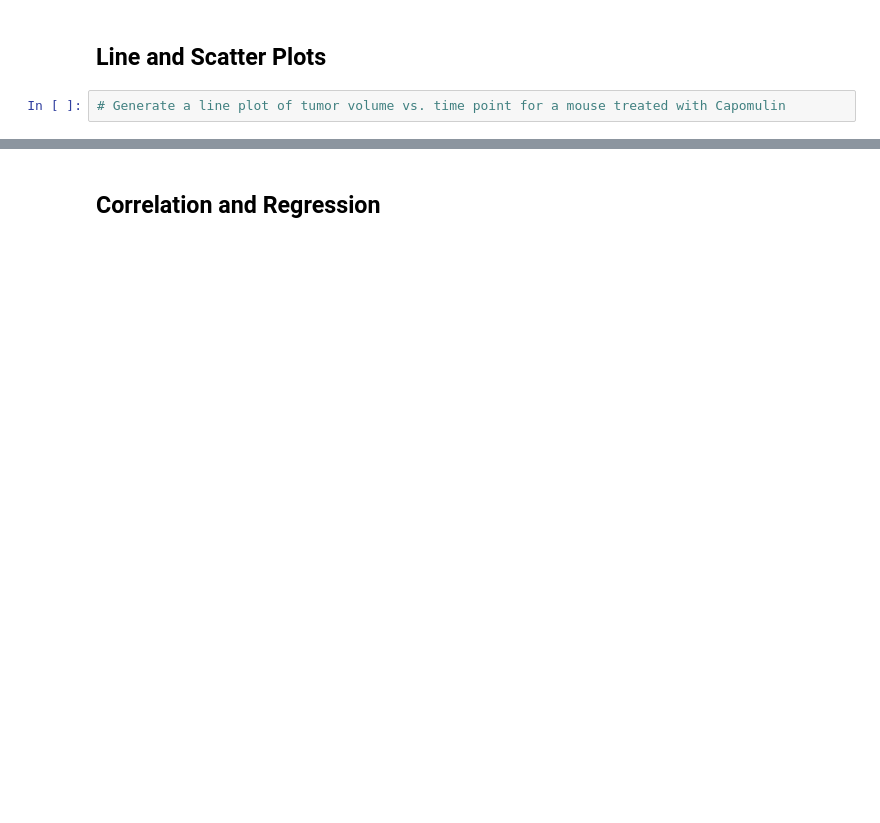
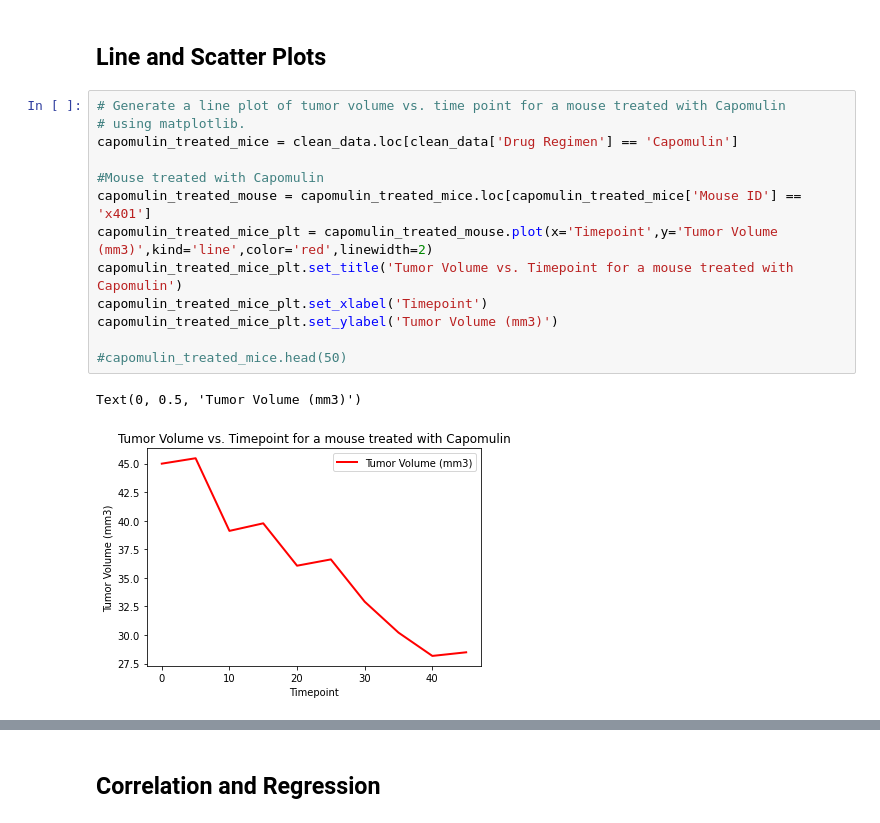
Before and after one commit to vasantap/The-Power-of-Plots, a Jupyter notebook: pymaceuticals_starter.ipynb, the cells around one changed output, grey strips where cells are left out. Cells and saved outputs as stored; diff of their text form; blank space fills up the shorter version.

```diff
--- a/pymaceuticals_starter.ipynb
+++ b/pymaceuticals_starter.ipynb
@@ -286,6 +287,20 @@ plt.show()
 # %% [markdown]
 ## Line and Scatter Plots
-# %%
-# Generate a line plot of tumor volume vs. time point for a mouse treated with Capomulin
+# %%
+# Generate a line plot of tumor volume vs. time point for a mouse treated with Capomulin
+# using matplotlib.
+capomulin_treated_mice = clean_data.loc[clean_data['Drug Regimen'] == 'Capomulin']
+
+#Mouse treated with Capomulin
+capomulin_treated_mouse = capomulin_treated_mice.loc[capomulin_treated_mice['Mouse ID'] == 'x401']
+capomulin_treated_mice_plt = capomulin_treated_mouse.plot(x='Timepoint',y='Tumor Volume (mm3)',kind='line',color='red',linewidth=2)
+capomulin_treated_mice_plt.set_title('Tumor Volume vs. Timepoint for a mouse treated with Capomulin')
+capomulin_treated_mice_plt.set_xlabel('Timepoint')
+capomulin_treated_mice_plt.set_ylabel('Tumor Volume (mm3)')
+
+#capomulin_treated_mice.head(50)
+# %% [output]
+Text(0, 0.5, 'Tumor Volume (mm3)')
+[figure, added]
 # %%
 # Generate a scatter plot of average tumor volume vs. mouse weight for the Capomulin regimen
```
Also changed, not shown: parts of 5 cells of this notebook.
